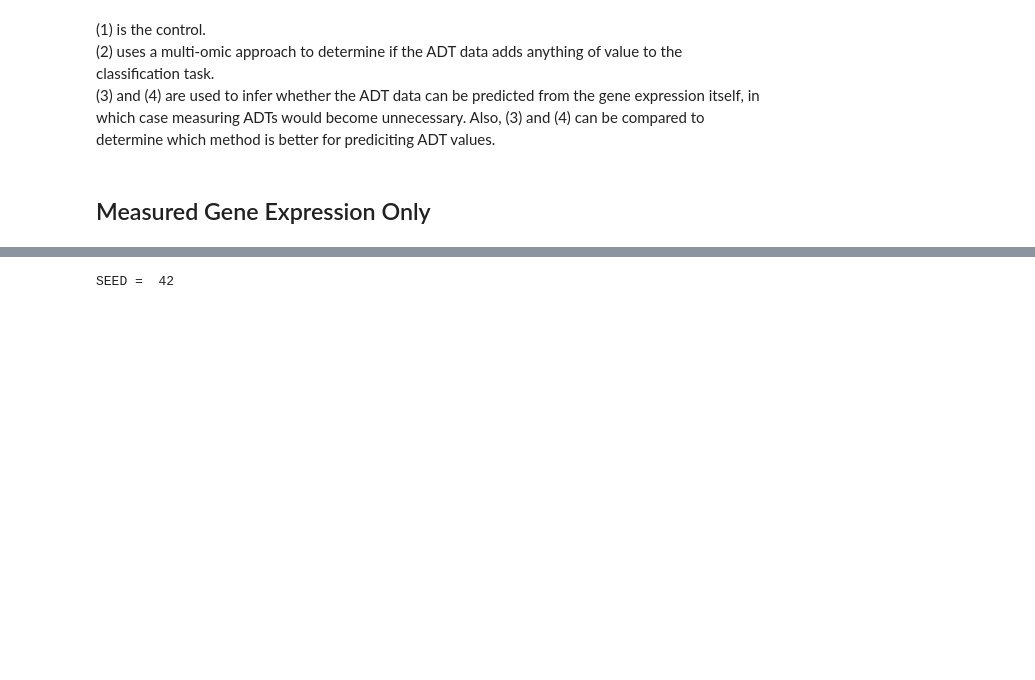
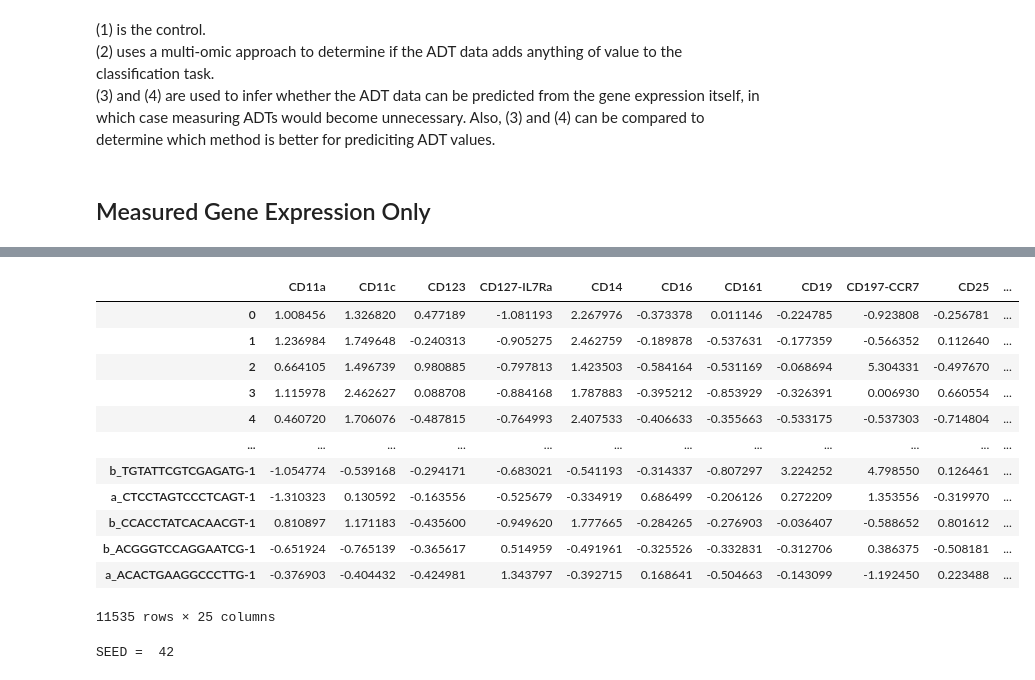
Before and after one commit to jeevannavar/DDP, a Jupyter notebook: CITE_Seq/Classification.ipynb, the cells around one changed output, grey strips where cells are left out. Drawn from its saved outputs; the diff is of its cells as text; code cells hidden in the pictures; blank space fills up the shorter version.

```diff
--- a/CITE_Seq/Classification.ipynb
+++ b/CITE_Seq/Classification.ipynb
@@ -124,3 +139,19 @@ rna_sampled = pd.concat([rna_smol, rna_test])
+# %%
+rna_sampled
+# %% [output]
+|  | CD11a | CD11c | CD123 | CD127-IL7Ra | CD14 | CD16 | CD161 | CD19 | CD197-CCR7 | CD25 | ... |
+| 0 | 1.008456 | 1.326820 | 0.477189 | -1.081193 | 2.267976 | -0.373378 | 0.011146 | -0.224785 | -0.923808 | -0.256781 | ... |
+| 1 | 1.236984 | 1.749648 | -0.240313 | -0.905275 | 2.462759 | -0.189878 | -0.537631 | -0.177359 | -0.566352 | 0.112640 | ... |
+| 2 | 0.664105 | 1.496739 | 0.980885 | -0.797813 | 1.423503 | -0.584164 | -0.531169 | -0.068694 | 5.304331 | -0.497670 | ... |
+| 3 | 1.115978 | 2.462627 | 0.088708 | -0.884168 | 1.787883 | -0.395212 | -0.853929 | -0.326391 | 0.006930 | 0.660554 | ... |
+| 4 | 0.460720 | 1.706076 | -0.487815 | -0.764993 | 2.407533 | -0.406633 | -0.355663 | -0.533175 | -0.537303 | -0.714804 | ... |
+| ... | ... | ... | ... | ... | ... | ... | ... | ... | ... | ... | ... |
+| b_TGTATTCGTCGAGATG-1 | -1.054774 | -0.539168 | -0.294171 | -0.683021 | -0.541193 | -0.314337 | -0.807297 | 3.224252 | 4.798550 | 0.126461 | ... |
+| a_CTCCTAGTCCCTCAGT-1 | -1.310323 | 0.130592 | -0.163556 | -0.525679 | -0.334919 | 0.686499 | -0.206126 | 0.272209 | 1.353556 | -0.319970 | ... |
+| b_CCACCTATCACAACGT-1 | 0.810897 | 1.171183 | -0.435600 | -0.949620 | 1.777665 | -0.284265 | -0.276903 | -0.036407 | -0.588652 | 0.801612 | ... |
+| b_ACGGGTCCAGGAATCG-1 | -0.651924 | -0.765139 | -0.365617 | 0.514959 | -0.491961 | -0.325526 | -0.332831 | -0.312706 | 0.386375 | -0.508181 | ... |
+| a_ACACTGAAGGCCCTTG-1 | -0.376903 | -0.404432 | -0.424981 | 1.343797 | -0.392715 | 0.168641 | -0.504663 | -0.143099 | -1.192450 | 0.223488 | ... |
+11535 rows × 25 columns
 # %%
 data_list = [rna_sampled]
 labels = np.array(labels)
```
Also changed, not shown: parts of 6 cells of this notebook, 37 other files.
